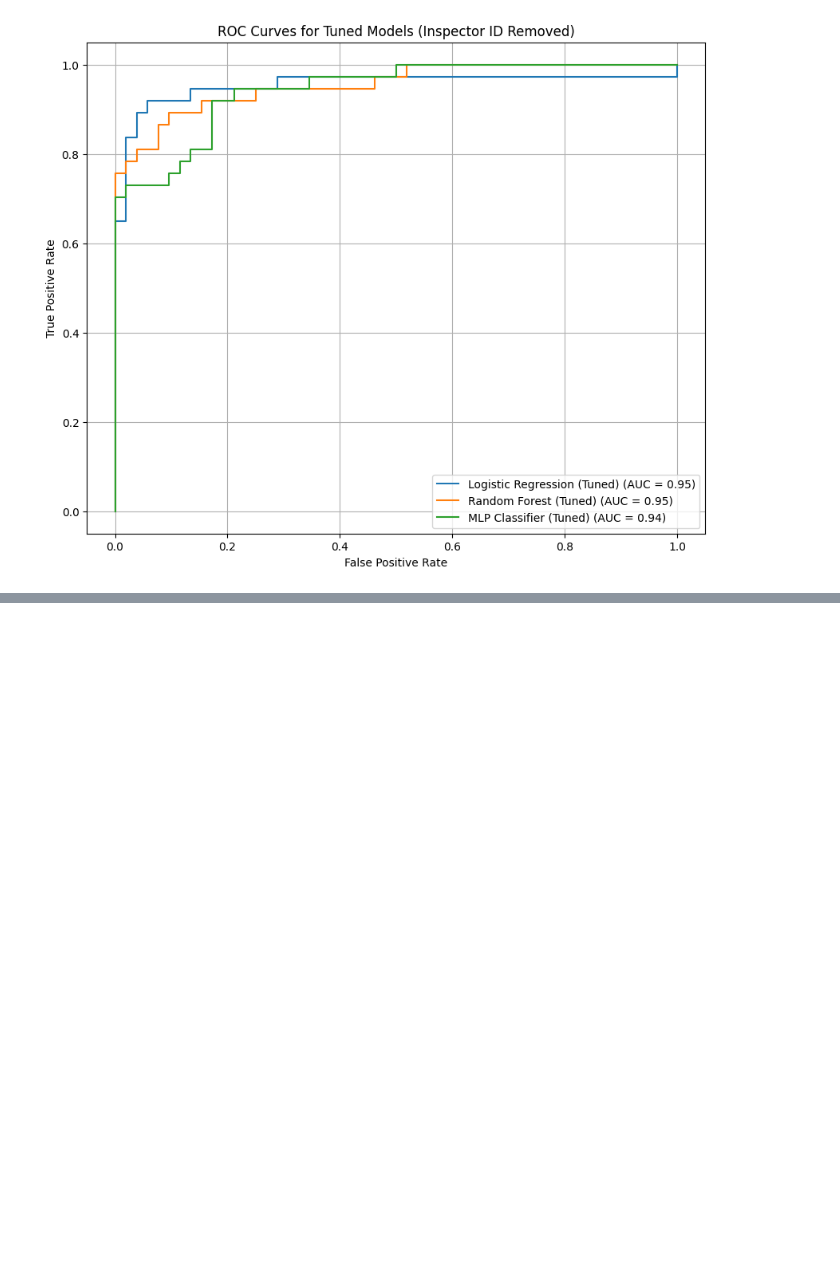
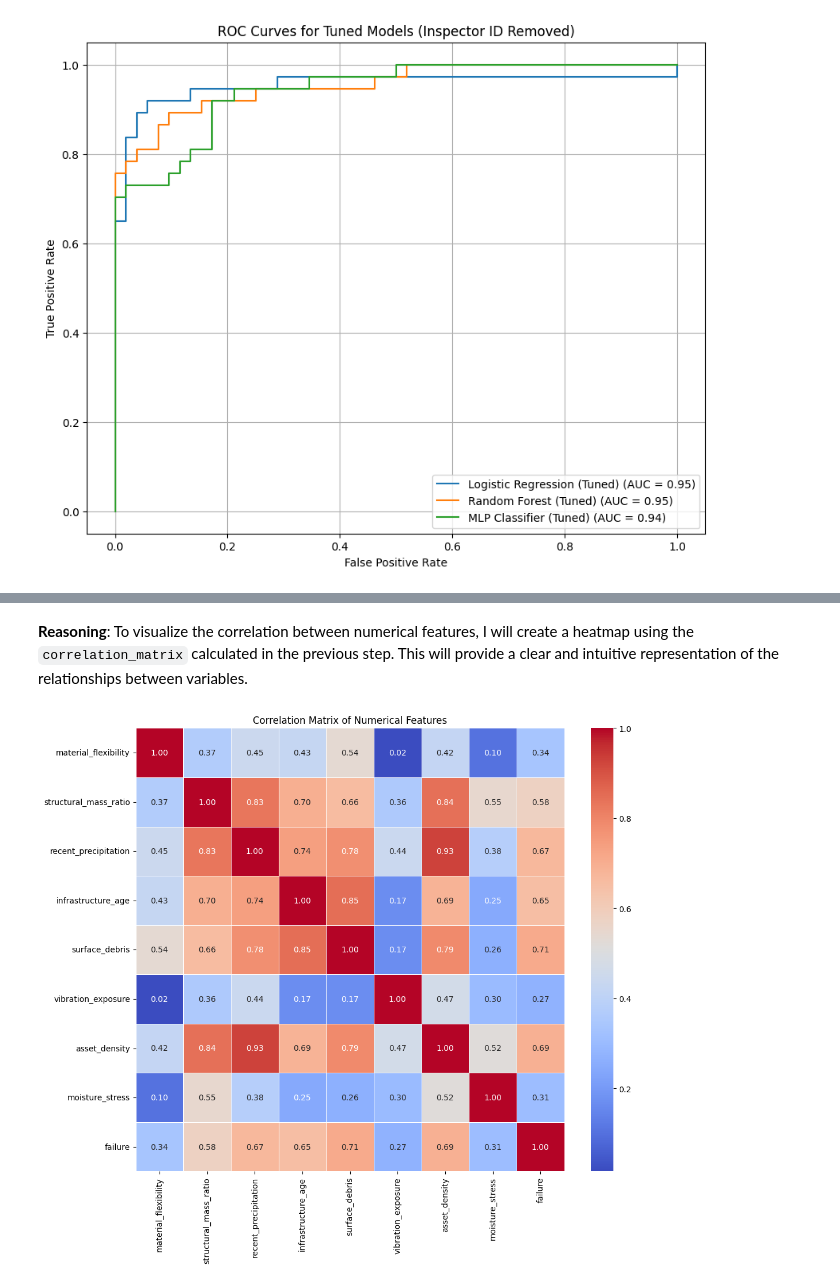
Before and after one commit to RedeemerNtumy/urban-infrastructure, a Jupyter notebook: Urban_Infrastructure_Failure_final.ipynb, the cells around one changed output, grey strips where cells are left out. Saved outputs shown, nothing was run; the diff lists cells and outputs as text; code cells hidden in the pictures; blank space fills up the shorter version.

```diff
--- a/Urban_Infrastructure_Failure_final.ipynb
+++ b/Urban_Infrastructure_Failure_final.ipynb
@@ -1251,3 +1251,8 @@ plt.grid(True)
 plt.show()
 # %% [output]
 [figure]
+# %%
+urban_numeric = urban.drop(columns=["inspector_id"])
+urban_numeric = urban_numeric.select_dtypes(include=np.number)
+print("Numerical columns extracted successfully.")
+print(urban_numeric.head())
@@ -1253,0 +1277,4 @@ plt.show()
+# %%
+correlation_matrix = urban_numeric.corr()
+print("Correlation matrix calculated successfully.")
+print(correlation_matrix.head())
@@ -1253,0 +1299,10 @@ plt.show()
+# %% [markdown]
+**Reasoning**:
+To visualize the correlation between numerical features, I will create a heatmap using the `correlation_matrix` calculated in the previous step. This will provide a clear and intuitive representation of the relationships between variables.
+# %%
+plt.figure(figsize=(12, 10))
+sns.heatmap(correlation_matrix, annot=True, cmap='coolwarm', fmt=".2f", linewidths=.5)
+plt.title('Correlation Matrix of Numerical Features')
+plt.show()
+# %% [output]
+[figure, added]
```
Also changed, not shown: parts of 2 cells of this notebook.
